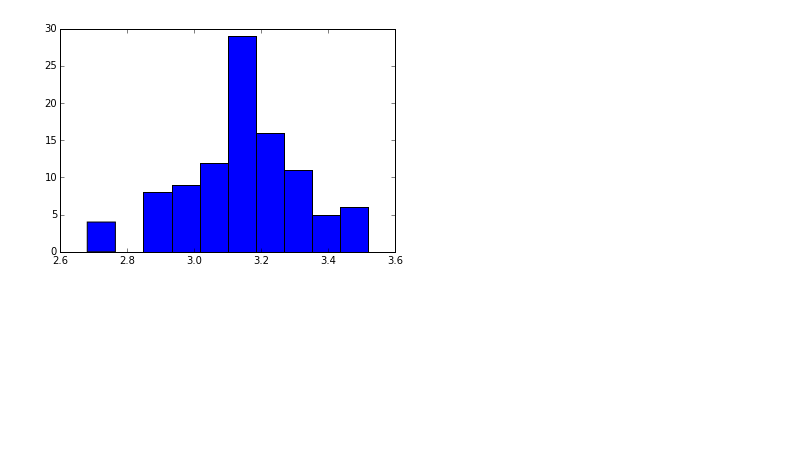
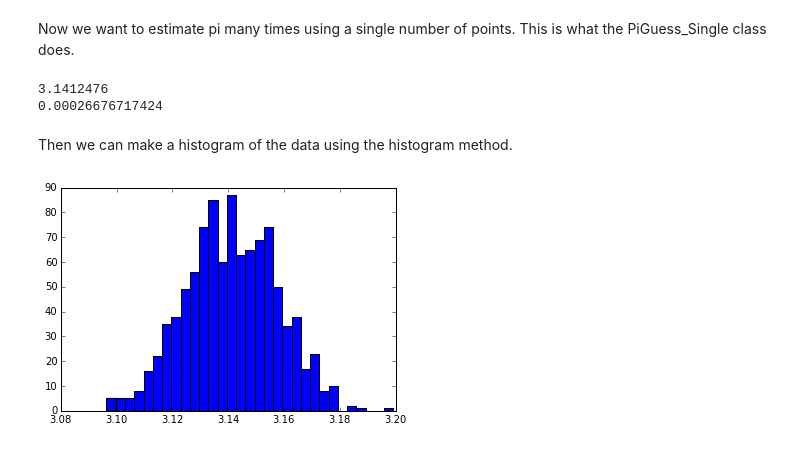
Before and after one commit to pmelchior/usrp-sciprog, a Jupyter notebook: day2/exercises/efrubin/Pi_Estimate-Object-Notebook.ipynb, the cells around one changed output. Cells and saved outputs as stored; diff of their text form; code cells hidden in the pictures; blank space fills up the shorter version.

Commit message:
Updated Notebook contents and added query methods in pi_calc.py

```diff
--- a/day2/exercises/efrubin/Pi_Estimate-Object-Notebook.ipynb
+++ b/day2/exercises/efrubin/Pi_Estimate-Object-Notebook.ipynb
@@ -6,4 +45,16 @@ test = pie.PiGuess_Single(10000,10000)
+# %% [markdown]
+Now we want to estimate pi many times using a single number of points. This is what the PiGuess_Single class does.
+# %%
+many_time = pie.PiGuess_Single(10000,1000)
+
+print many_time.mean
+print many_time.std
+# %% [output]
+3.1412476
+0.00026676717424
+# %% [markdown]
+Then we can make a histogram of the data using the histogram method.
 # %%
-test.histogram()
+many_time.histogram()
 # %% [output]
-[figure, old version]
+[figure, new version]
```
Also changed, not shown: parts of 11 cells of this notebook, 1 other file.
